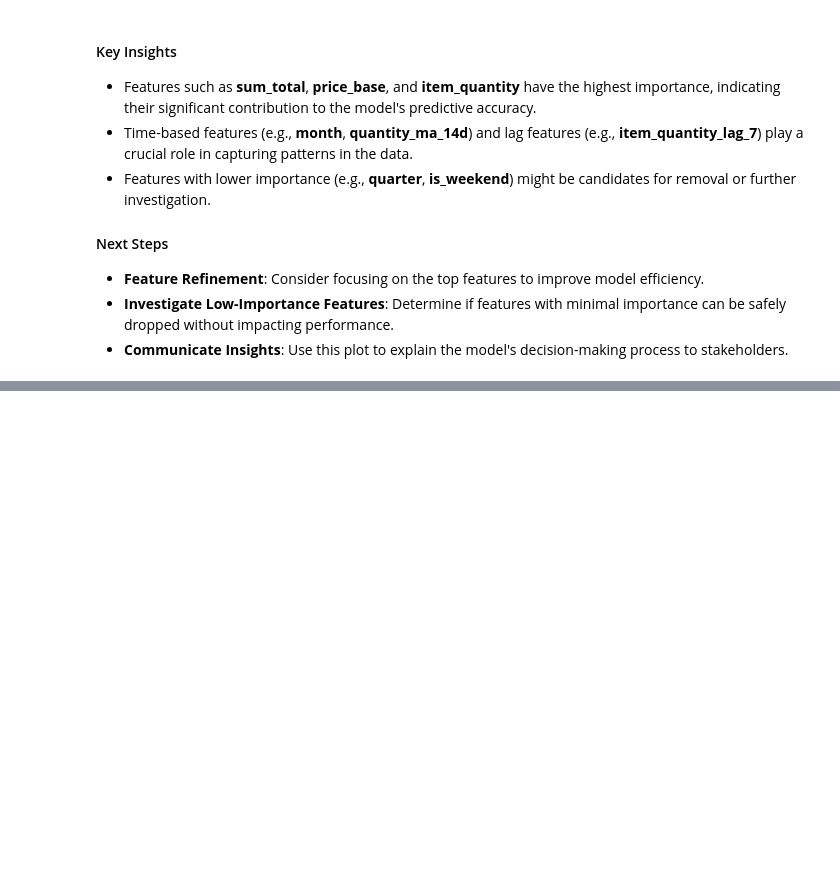
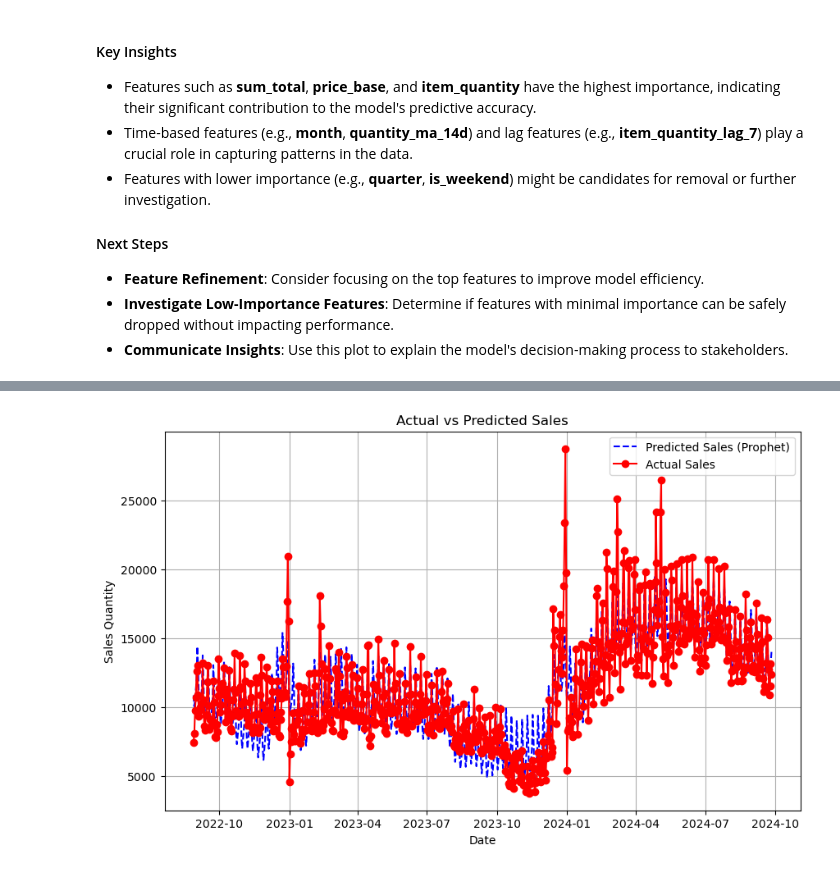
Before and after one commit to reagan-adajo/Capstone_Project, a Jupyter notebook: Gold-edit.ipynb, the cells around one changed output, grey strips where cells are left out. Saved outputs shown, nothing was run; the diff lists cells and outputs as text; code cells hidden in the pictures; blank space fills up the shorter version.

```diff
--- a/Gold-edit.ipynb
+++ b/Gold-edit.ipynb
@@ -1050,36 +1089,35 @@ if not possible_quantity_cols:
 target_col = possible_quantity_cols[0]
 print(f"🔍 Using '{target_col}' as target column.")
 
-# Feature Engineering Function
 def feature_engineering(bronze, target_col):
     bronze = bronze.sort_values(['store_id', 'item_id', 'date']).reset_index(drop=True)
 
-    # Aggregated features
-    bronze['store_quantity'] = bronze.groupby(['store_id', 'date'])[target_col].transform('sum')
-    bronze['item_quantity'] = bronze.groupby(['item_id', 'date'])[target_col].transform('sum')
+    # Aggregated features with shifting to avoid data leakage
+    bronze['store_quantity'] = bronze.groupby(['store_id', 'date'])[target_col].transform('sum').shift(1)
+    bronze['item_quantity'] = bronze.groupby(['item_id', 'date'])[target_col].transform('sum').shift(1)
 
-    # Promotion features
+    # Promotion features (unchanged)
     if 'price_base' in bronze.columns and 'sale_price_time_promo' in bronze.columns:
         bronze['discount_pct'] = ((bronze['price_base'] - bronze['sale_price_time_promo']) / bronze['price_base'] * 100).fillna(0)
         bronze['is_promo'] = (bronze['discount_pct'] > 0).astype(int)
 
-    # Time-based features
+    # Time-based features (unchanged)
     bronze['day_of_week'] = bronze['date'].dt.dayofweek
     bronze['is_weekend'] = (bronze['day_of_week'] >= 5).astype(int)
     bronze['month'] = bronze['date'].dt.month
     bronze['quarter'] = bronze['date'].dt.quarter
 
-    # Lag features
+    # Lag features (shifted for past days)
     lags = [1, 7, 14, 28]
     for lag in lags:
         bronze[f'{target_col}_lag_{lag}'] = bronze.groupby(['store_id', 'item_id'])[target_col].shift(lag)
 
-    # Moving averages
+    # Moving averages (shifted)
     windows = [7, 14, 28]
     for window in windows:
         bronze[f'{target_col}_ma_{window}d'] = bronze.groupby(['store_id', 'item_id'])[target_col].transform(lambda x: x.rolling(window, min_periods=1).mean().shift(1))
 
-    # Fill missing values
+    # Fill missing values (zeroes)
     bronze.fillna(0, inplace=True)
     return bronze
 
@@ -1437,0 +1430,71 @@ Prophet MAE: 12360.6683
+# %%
+# Import necessary libraries
+from prophet import Prophet
+import pandas as pd
+import matplotlib.pyplot as plt
+from sklearn.metrics import mean_squared_error, mean_absolute_error
+import numpy as np
+
+# Step 1: Prepare Prophet data
+prophet_data = train_data[['ds', 'y']]
+
+# Step 2: Group and aggregate data (if necessary)
+prophet_data = prophet_data.groupby('ds', as_index=False)['y'].sum()
+
+# Ensure data structure and clean duplicates
+prophet_data = prophet_data.loc[:, ~prophet_data.columns.duplicated()]
+
+# Validate the data structure
+assert 'ds' in prophet_data.columns, "❌ Missing 'ds' column in prophet_data!"
+assert 'y' in prophet_data.columns, "❌ Missing 'y' column in prophet_data!"
+
+# Step 3: Fit Prophet model
+model = Prophet(yearly_seasonality=True, weekly_seasonality=True, daily_seasonality=False)
+model.fit(prophet_data)
+
+# Step 4: Forecast future values
+future = model.make_future_dataframe(periods=30, freq='D')  # Adjust forecast horizon as needed
+forecast = model.predict(future)
+
+# Display forecast results
+print(forecast[['ds', 'yhat', 'yhat_lower', 'yhat_upper']].tail())
+
+# Step 5: Aggregate actual sales by date
+actuals = bronze[['date', 'quantity']].rename(columns={'date': 'ds'})
+actuals = actuals.groupby('ds', as_index=False)['quantity'].sum()
+
+# Step 6: Merge actual sales with Prophet forecasts
+comparison = actuals.merge(forecast[['ds', 'yhat']], on='ds', how='inner')
+
+# Drop missing values
+comparison.dropna(subset=['quantity', 'yhat'], inplace=True)
+
+# Step 7: Evaluate model performance
+average_sales = comparison['quantity'].mean()
+rmse = np.sqrt(mean_squared_error(comparison['quantity'], comparison['yhat']))
+mae = mean_absolute_error(comparison['quantity'], comparison['yhat'])
+
+rmse_percentage = (rmse / average_sales) * 100
+mae_percentage = (mae / average_sales) * 100
+
+print(f"Average Sales: {average_sales:.4f}")
+print(f"Test RMSE: {rmse:.4f} ({rmse_percentage:.2f}%)")
+print(f"Test MAE: {mae:.4f} ({mae_percentage:.2f}%)")
+
+# Step 8: Plot actual vs. predicted sales
+plt.figure(figsize=(10, 6))
+
+# Predicted sales plot
+plt.plot(comparison['ds'], comparison['yhat'], label="Predicted Sales (Prophet)", linestyle='dashed', color='blue')
+
+# Actual sales plot
+plt.plot(comparison['ds'], comparison['quantity'], label="Actual Sales", marker='o', color='red')
+
+# Formatting the graph
+plt.xlabel("Date")
+plt.ylabel("Sales Quantity")
+plt.title("Actual vs Predicted Sales")
+plt.legend()
+plt.grid(True)
+plt.show()
+# %% [output]
@@ -1437,0 +1512 @@ Prophet MAE: 12360.6683
+[figure, added]
```
Also changed, not shown: parts of 20 cells of this notebook.
